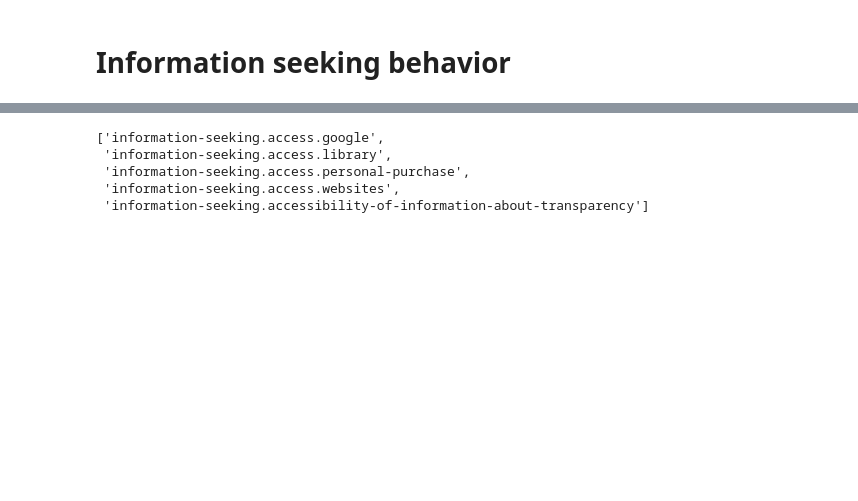
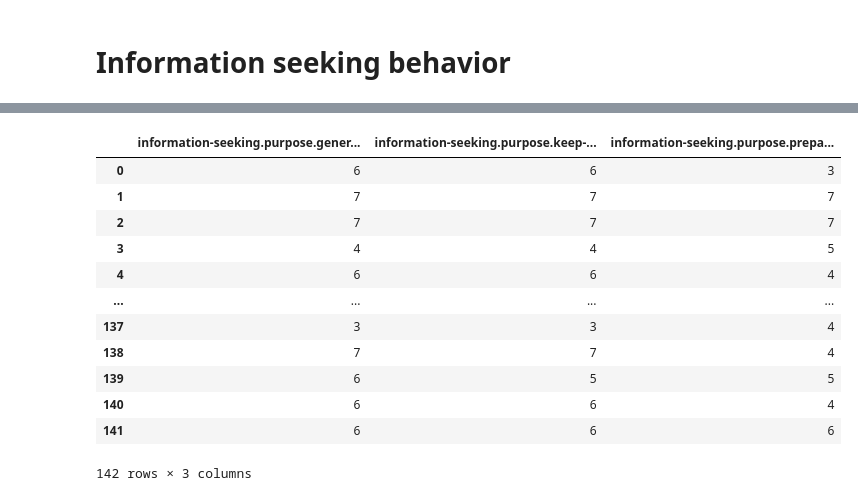
Before and after one commit to madeyemocki/xai_fnd_data, a Jupyter notebook: Data_Analysis.ipynb, the cells around one changed output, grey strips where cells are left out. Drawn from its saved outputs; the diff is of its cells as text; code cells hidden in the pictures; blank space fills up the shorter version.

```diff
--- a/Data_Analysis.ipynb
+++ b/Data_Analysis.ipynb
@@ -215,9 +332,66 @@ df_v2_information_seeking_behavior
-# %%
-access_columns = [col for col in df_v1_information_seeking_behavior.columns if col.startswith('information-seeking.access')]
-access_columns
-# %% [output]
-['information-seeking.access.google',
- 'information-seeking.access.library',
- 'information-seeking.access.personal-purchase',
- 'information-seeking.access.websites',
- 'information-seeking.accessibility-of-information-about-transparency']
+# %%
+
+# Access
+# Spaltennamen definieren
+column_names_access = ['information-seeking.access.google',
+                       'information-seeking.access.library',
+                       'information-seeking.access.personal-purchase',
+                       'information-seeking.access.websites',
+                       'information-seeking.accessibility-of-information-about-transparency',
+                       'information-seeking.comprehensive-information']
+
+# DataFrame mit den Spalten erstellen
+df_v1_isb_access = df_v1_information_seeking_behavior[column_names_access].copy()
+
+#Sources
+# Spaltennamen definieren
+column_names_src = [
+    'information-seeking.sources.blogs-websites',
+    'information-seeking.sources.facebook',
+    'information-seeking.sources.instagram',
+    'information-seeking.sources.interview',
+    'information-seeking.sources.newspaper',
+    'information-seeking.sources.online-newspaper',
+    'information-seeking.sources.personal-social-networks',
+    'information-seeking.sources.twitter',
+    'information-seeking.most-used-sources.0',
+    'information-seeking.most-used-sources.1',
+    'information-seeking.most-used-sources.2',
+    'information-seeking.top-source-seriousness',
+    'information-seeking.truthfulness.facebook',
+    'information-seeking.truthfulness.instagram',
+    'information-seeking.truthfulness.newspaper',
+    'information-seeking.truthfulness.online-newspaper',
+    'information-seeking.truthfulness.twitter'
+]
+
+# DataFrame mit den Spalten erstellen
+df_v1_isb_sources = df_v1_information_seeking_behavior[column_names_src].copy()
+
+# Purpose
+# Spaltennamen definieren
+column_names_purp = ['information-seeking.purpose.general-awareness',
+ 'information-seeking.purpose.keep-up-to-date',
+ 'information-seeking.purpose.preparing-research']
+
+# DataFrame mit den Spalten erstellen
+df_v1_isb_purpose = df_v1_information_seeking_behavior[column_names_purp].copy()
+
+
+df_v1_isb_sources
+df_v1_isb_access
+df_v1_isb_purpose
+# %% [output]
+|  | information-seeking.purpose.gener... | information-seeking.purpose.keep-... | information-seeking.purpose.prepa... |
+| 0 | 6 | 6 | 3 |
+| 1 | 7 | 7 | 7 |
+| 2 | 7 | 7 | 7 |
+| 3 | 4 | 4 | 5 |
+| 4 | 6 | 6 | 4 |
+| ... | ... | ... | ... |
+| 137 | 3 | 3 | 4 |
+| 138 | 7 | 7 | 4 |
+| 139 | 6 | 5 | 5 |
+| 140 | 6 | 6 | 4 |
+| 141 | 6 | 6 | 6 |
+142 rows × 3 columns
```
Also changed, not shown: parts of 62 cells of this notebook.
